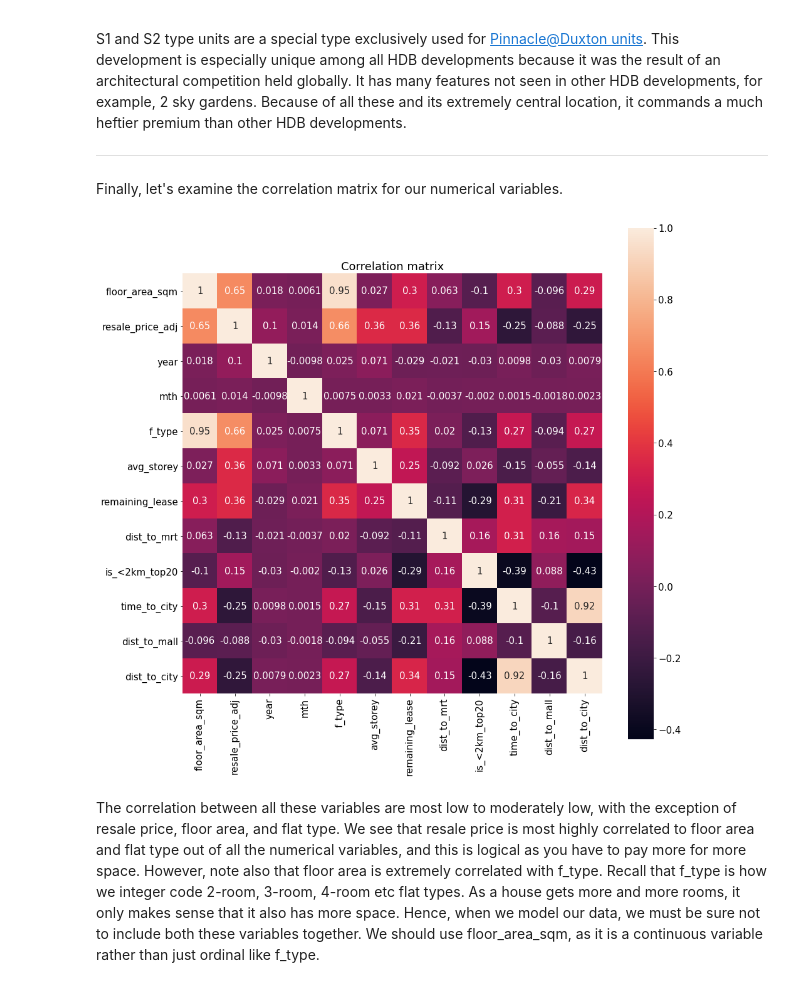
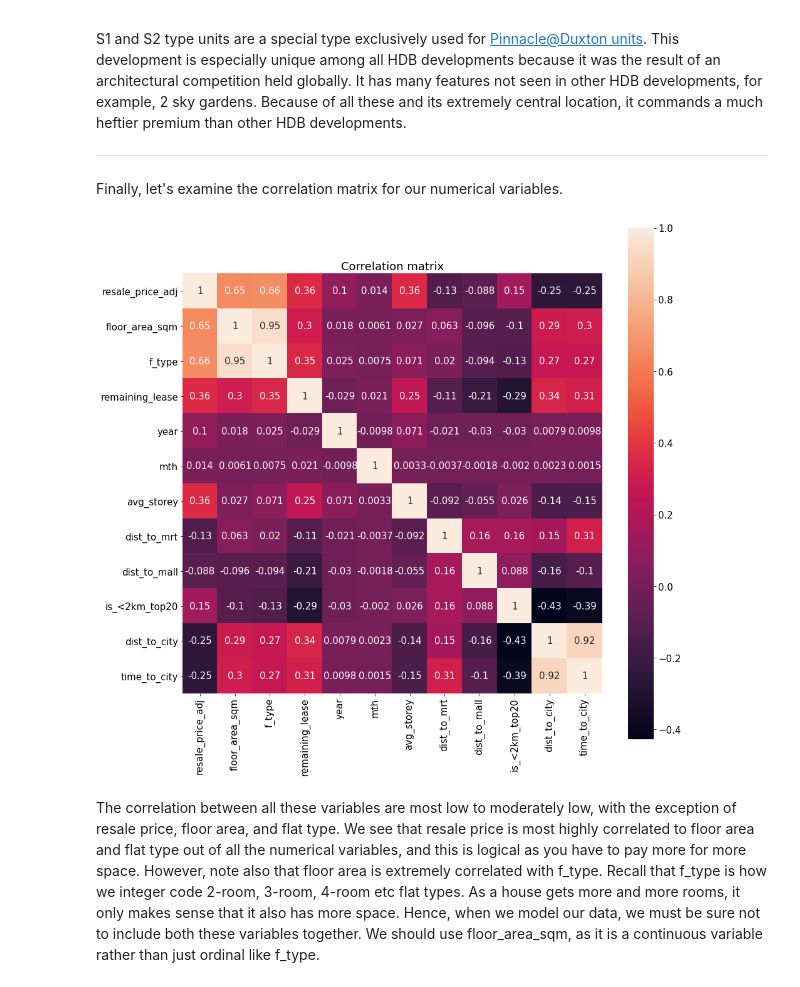
Before and after one commit to krompirov/Holmusk-coding-challenge, a Jupyter notebook: 01. EDA and preprocessing.ipynb, the cells around one changed output. Saved outputs shown, nothing was run; the diff lists cells and outputs as text; code cells hidden in the pictures.

```diff
--- a/01. EDA and preprocessing.ipynb
+++ b/01. EDA and preprocessing.ipynb
@@ -1087,10 +1150,9 @@ mall_temp = get_lat_long(mall_temp)
 malls = pd.concat([malls.dropna(), mall_temp])
 # %%
 # now we can find the nearest mall to each HDB address and the distance from it
-# mall_dict={}
-# for row in malls.iterrows():
-#     mall_dict[row[1][0]] = (row[1][1], row[1][2])
-
+mall_dict={}
+for row in malls.iterrows():
+    mall_dict[row[1][0]] = (row[1][1], row[1][2])
 hdb_coords = hdb_coords.apply(lambda x: find_nearest_amenity(x, mall_dict, ['nearest_mall','dist_to_mall']), axis=1)
 # %%
 display(hdb_coords.info())
@@ -1367,11 +1437,13 @@ S1 and S2 type units are a special type exclusively used for [Pinnacle@Duxton un
 ***
 Finally, let's examine the correlation matrix for our numerical variables.
 # %%
+cols = ['resale_price_adj','floor_area_sqm','f_type','remaining_lease','year','mth','avg_storey','dist_to_mrt',
+        'dist_to_mall','is_<2km_top20','dist_to_city','time_to_city']
 fig, ax = plt.subplots(figsize=(15,15))
-sns.heatmap(data=hdb_full.corr(), annot=True, square=True, ax=ax)
+sns.heatmap(data=hdb_full[cols].corr(), annot=True, square=True, ax=ax)
 ax.set_title('Correlation matrix');
 # %% [output]
-[figure, old version]
+[figure, new version]
 # %% [markdown]
 The correlation between all these variables are most low to moderately low, with the exception of resale price, floor area, and flat type. We see that resale price is most highly correlated to floor area and flat type out of all the numerical variables, and this is logical as you have to pay more for more space. However, note also that floor area is extremely correlated with f_type. Recall that f_type is how we integer code 2-room, 3-room, 4-room etc flat types. As a house gets more and more rooms, it only makes sense that it also has more space. Hence, when we model our data, we must be sure not to include both these variables together. We should use floor_area_sqm, as it is a continuous variable rather than just ordinal like f_type.
 # %% [markdown]
```
Also changed, not shown: parts of 15 cells of this notebook, 2 other files.
